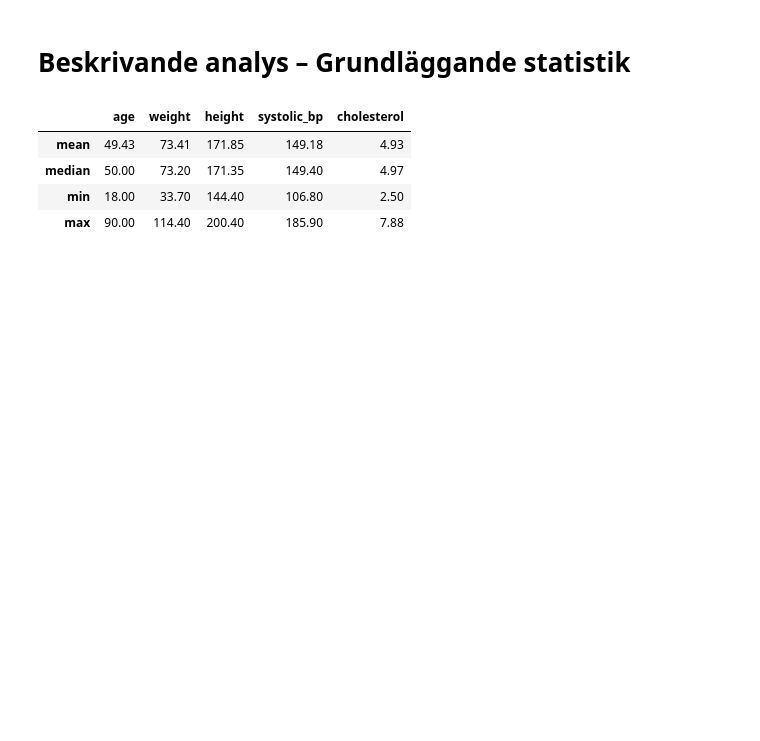
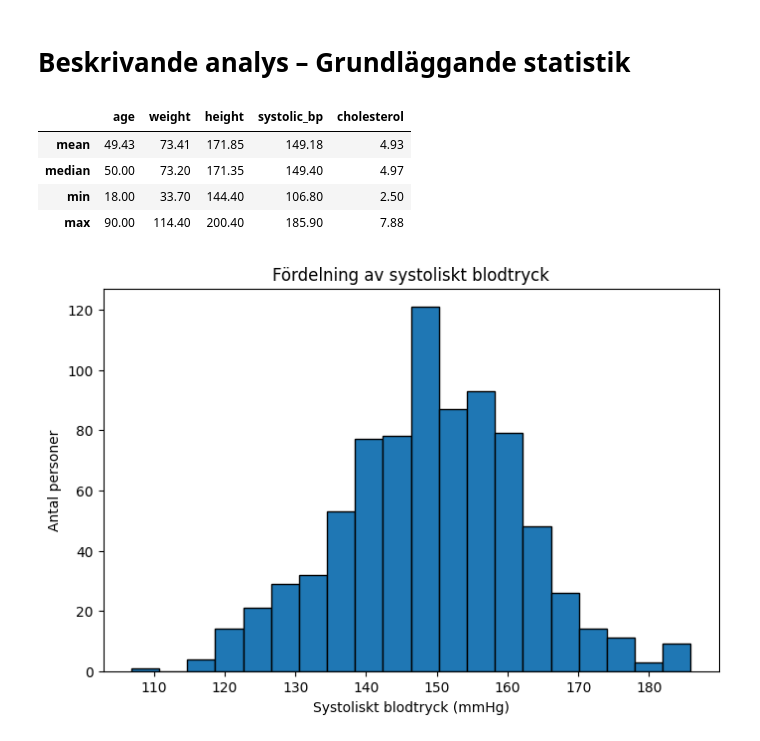
Before and after one commit to faezehgohari/health_study_analysis, a Jupyter notebook: notebooks/del2_notebook.ipynb, the cells around one changed output. Cells and saved outputs as stored; diff of their text form; code cells hidden in the pictures; blank space fills up the shorter version.

Commit message:
Add 3 functions for there graphs

```diff
--- a/notebooks/del2_notebook.ipynb
+++ b/notebooks/del2_notebook.ipynb
@@ -22,3 +23,8 @@ stats
 | median | 50.00 | 73.20 | 171.35 | 149.40 | 4.97 |
 | min | 18.00 | 33.70 | 144.40 | 106.80 | 2.50 |
 | max | 90.00 | 114.40 | 200.40 | 185.90 | 7.88 |
+# %%
+#Fördelning av systoliskt blodtryck graf
+V.hist_distribution_systolic_blood_pressure(df_clean);
+# %% [output]
+[figure, added]
```
Also changed, not shown: parts of 6 cells of this notebook, 1 other file.
